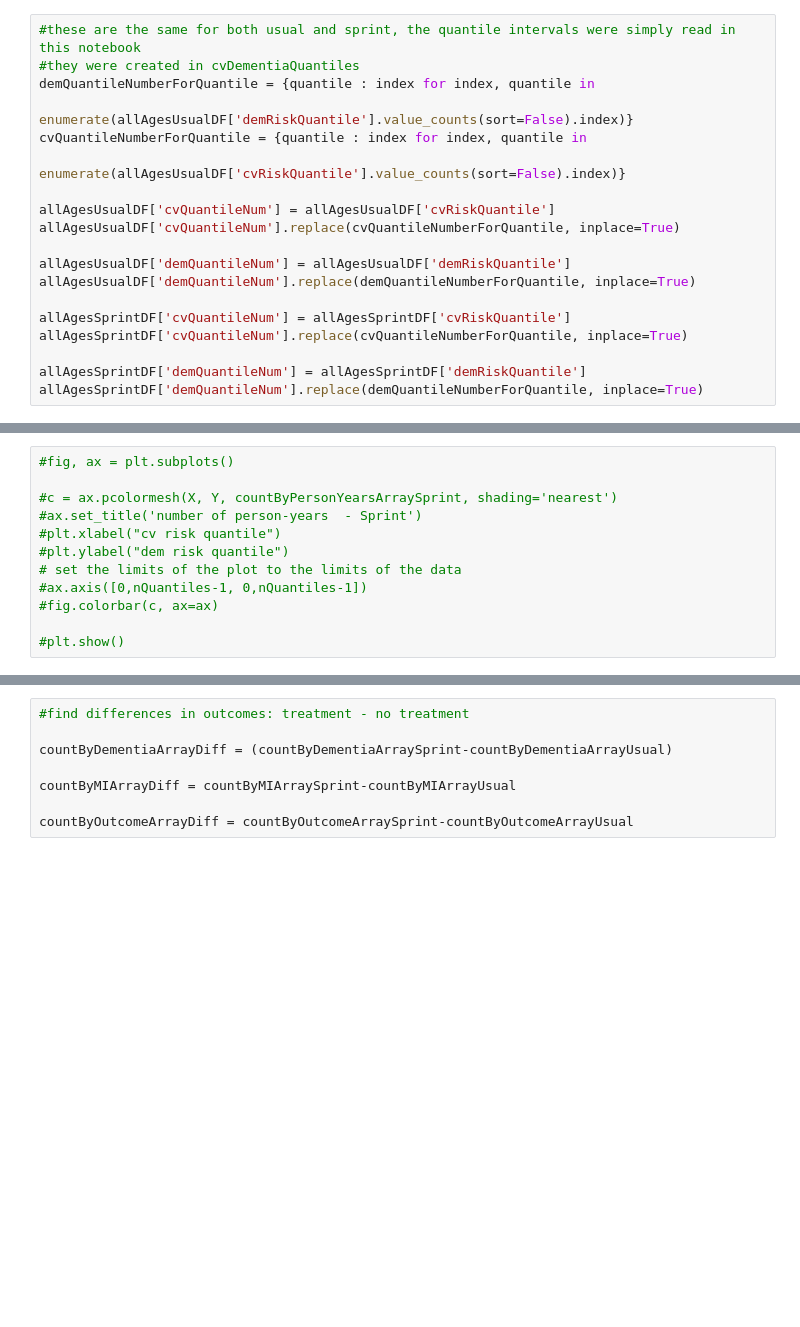
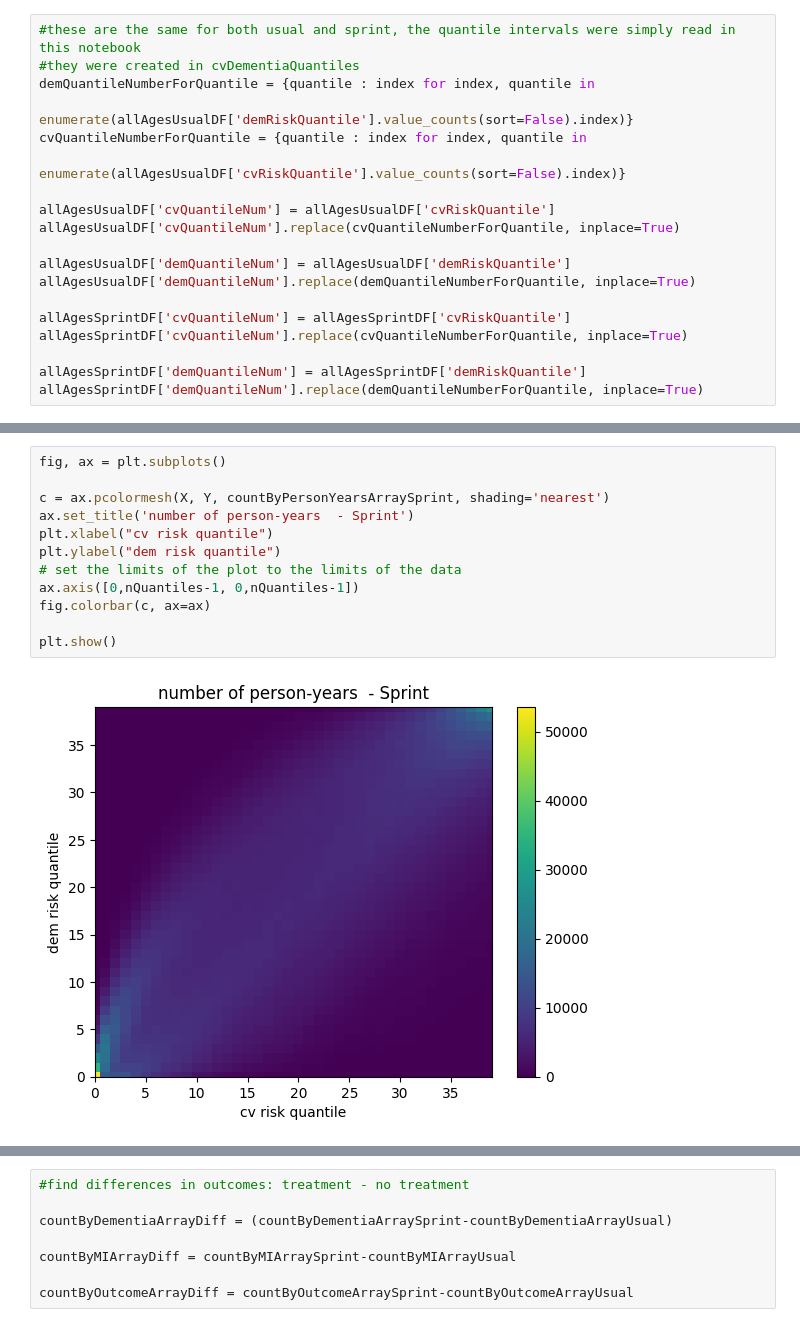
Before and after one commit to deligkaris/microsimNotebooks, a Jupyter notebook: findZeroAbsEffectSizes.ipynb, the cells around one changed output, grey strips where cells are left out. Drawn from its saved outputs; the diff is of its cells as text; blank space fills up the shorter version.

```diff
--- a/findZeroAbsEffectSizes.ipynb
+++ b/findZeroAbsEffectSizes.ipynb
@@ -257,13 +325,15 @@ for i,j,k in zip(countByPersonYearsDFSprint["demRisk"].values,
 # %%
-#fig, ax = plt.subplots()
+fig, ax = plt.subplots()
 
-#c = ax.pcolormesh(X, Y, countByPersonYearsArraySprint, shading='nearest')
-#ax.set_title('number of person-years  - Sprint')
-#plt.xlabel("cv risk quantile")
-#plt.ylabel("dem risk quantile")
+c = ax.pcolormesh(X, Y, countByPersonYearsArraySprint, shading='nearest')
+ax.set_title('number of person-years  - Sprint')
+plt.xlabel("cv risk quantile")
+plt.ylabel("dem risk quantile")
 # set the limits of the plot to the limits of the data
-#ax.axis([0,nQuantiles-1, 0,nQuantiles-1])
-#fig.colorbar(c, ax=ax)
+ax.axis([0,nQuantiles-1, 0,nQuantiles-1])
+fig.colorbar(c, ax=ax)
 
-#plt.show()
+plt.show()
+# %% [output]
+[figure, added]
 # %%
```
Also changed, not shown: parts of 57 cells of this notebook.
